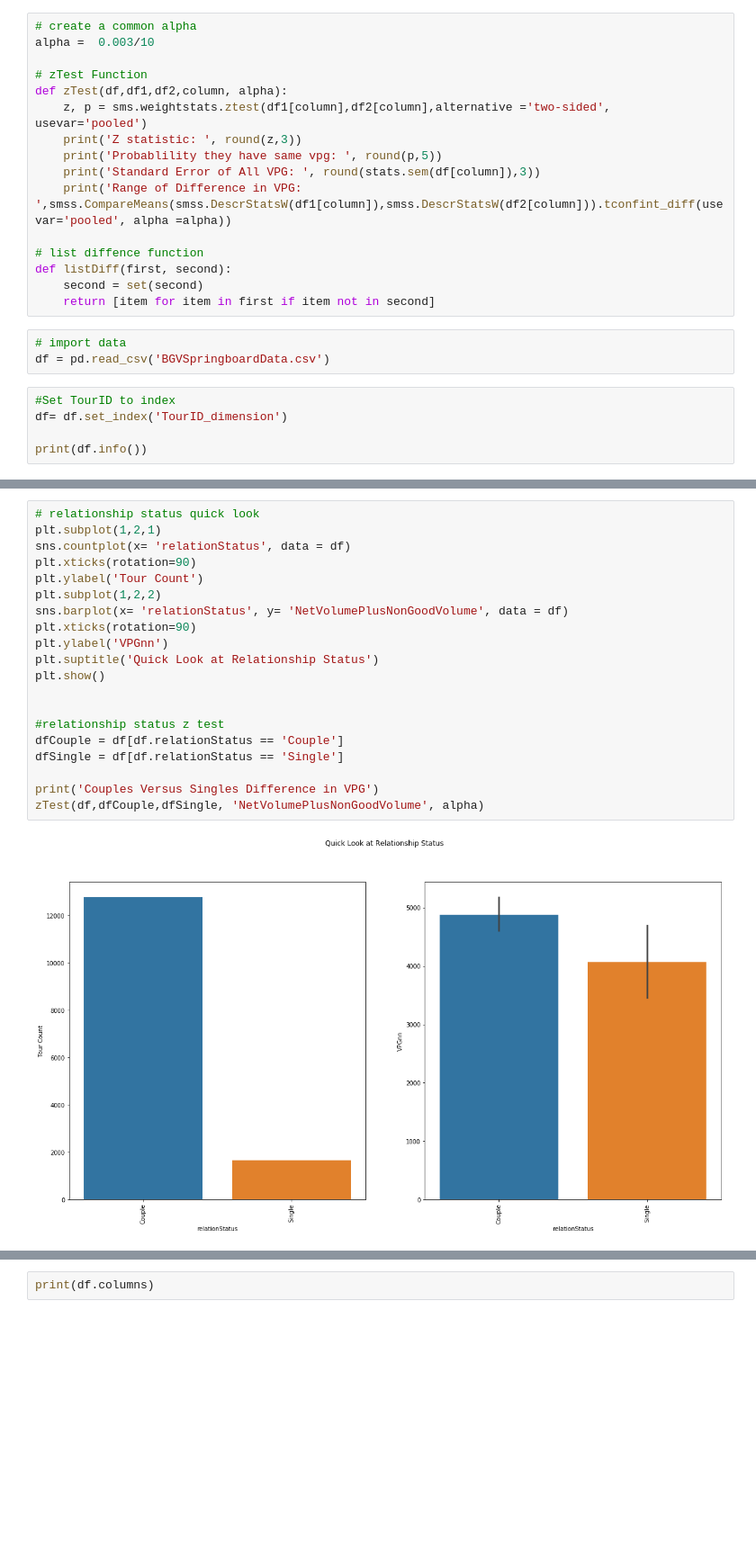
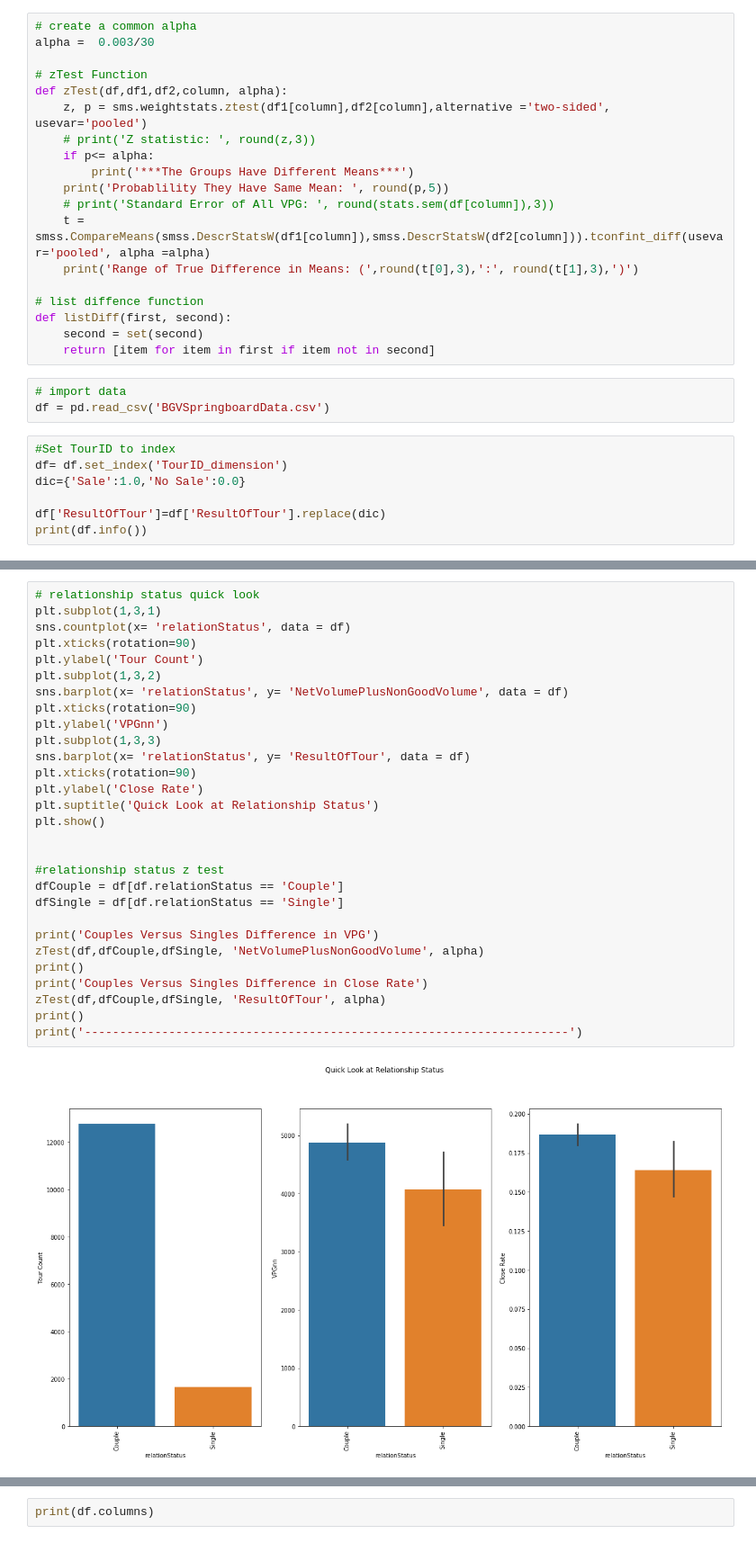
Before and after one commit to zcblack/Springboard, a Jupyter notebook: Capstone2/SpringboardDataCleanUp.ipynb, the cells around one changed output, grey strips where cells are left out. Shown: that part at 90% size. Drawn from its saved outputs; the diff is of its cells as text; blank space fills up the shorter version.

```diff
--- a/Capstone2/SpringboardDataCleanUp.ipynb
+++ b/Capstone2/SpringboardDataCleanUp.ipynb
@@ -10,15 +10,18 @@ from scipy import stats
 import numpy as np
 # %%
 # create a common alpha
-alpha =  0.003/10
+alpha =  0.003/30
 
 # zTest Function
 def zTest(df,df1,df2,column, alpha):
     z, p = sms.weightstats.ztest(df1[column],df2[column],alternative ='two-sided', usevar='pooled')
-    print('Z statistic: ', round(z,3))
-    print('Probablility they have same vpg: ', round(p,5))
-    print('Standard Error of All VPG: ', round(stats.sem(df[column]),3))
-    print('Range of Difference in VPG: ',smss.CompareMeans(smss.DescrStatsW(df1[column]),smss.DescrStatsW(df2[column])).tconfint_diff(usevar='pooled', alpha =alpha))
+    # print('Z statistic: ', round(z,3))
+    if p<= alpha:
+        print('***The Groups Have Different Means***')
+    print('Probablility They Have Same Mean: ', round(p,5))
+    # print('Standard Error of All VPG: ', round(stats.sem(df[column]),3))
+    t = smss.CompareMeans(smss.DescrStatsW(df1[column]),smss.DescrStatsW(df2[column])).tconfint_diff(usevar='pooled', alpha =alpha)
+    print('Range of True Difference in Means: (',round(t[0],3),':', round(t[1],3),')')
 
 # list diffence function
 def listDiff(first, second):
@@ -30,7 +33,9 @@ df = pd.read_csv('BGVSpringboardData.csv')
 # %%
 #Set TourID to index
 df= df.set_index('TourID_dimension')
+dic={'Sale':1.0,'No Sale':0.0}
 
+df['ResultOfTour']=df['ResultOfTour'].replace(dic)
 print(df.info())
 # %% [output]
 <class 'pandas.core.frame.DataFrame'>
@@ -323,23 +452,32 @@ Range of Difference in VPG:  (504.06881125499103, 2514.2325566812638)
 # %%
 # relationship status quick look
-plt.subplot(1,2,1)
+plt.subplot(1,3,1)
 sns.countplot(x= 'relationStatus', data = df)
 plt.xticks(rotation=90)
 plt.ylabel('Tour Count')
-plt.subplot(1,2,2)
+plt.subplot(1,3,2)
 sns.barplot(x= 'relationStatus', y= 'NetVolumePlusNonGoodVolume', data = df)
 plt.xticks(rotation=90)
 plt.ylabel('VPGnn')
+plt.subplot(1,3,3)
+sns.barplot(x= 'relationStatus', y= 'ResultOfTour', data = df)
+plt.xticks(rotation=90)
+plt.ylabel('Close Rate')
 plt.suptitle('Quick Look at Relationship Status')
 plt.show()
 
 
 #relationship status z test
 dfCouple = df[df.relationStatus == 'Couple']
 dfSingle = df[df.relationStatus == 'Single']
 
 print('Couples Versus Singles Difference in VPG')
 zTest(df,dfCouple,dfSingle, 'NetVolumePlusNonGoodVolume', alpha)
+print()
+print('Couples Versus Singles Difference in Close Rate')
+zTest(df,dfCouple,dfSingle, 'ResultOfTour', alpha)
+print()
+print('---------------------------------------------------------------------')
 # %% [output]
-[figure, old version]
+[figure, new version]
 Couples Versus Singles Difference in VPG
```
Also changed, not shown: parts of 31 cells of this notebook.
